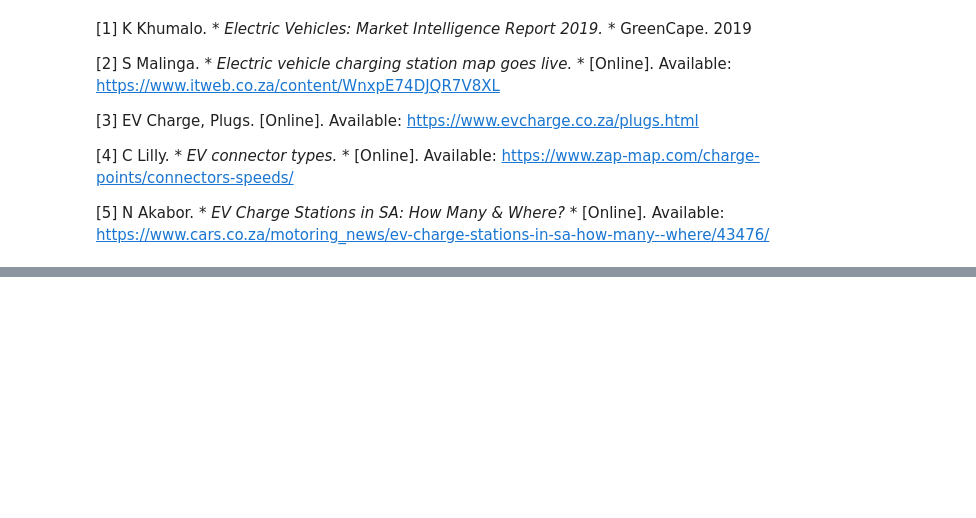
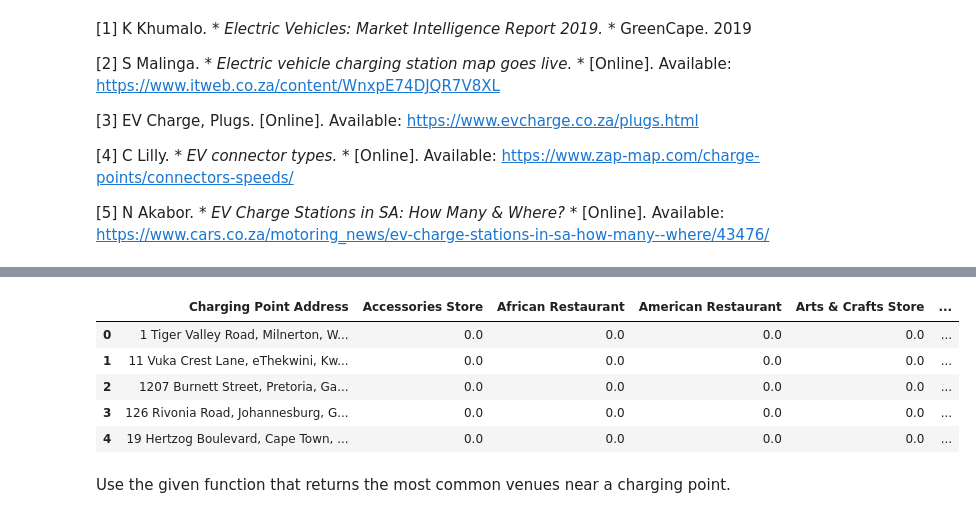
Before and after one commit to VuyoD/Cousera_Capstone, a Jupyter notebook: Capstone Project.ipynb, the cells around one changed output, grey strips where cells are left out. Drawn from its saved outputs; the diff is of its cells as text; code cells hidden in the pictures; blank space fills up the shorter version.

```diff
--- a/Capstone Project.ipynb
+++ b/Capstone Project.ipynb
@@ -40,0 +188,6 @@ This will allow a user to see what types of venues are available near a certain
+# %%
+charge_station_address = pd.DataFrame (columns = ['Address'])
+
+#populate dataframe with the addresses
+charge_station_address['Address'] = textHolder_addr
+charge_station_address.head(5)
@@ -40,0 +321,22 @@ This will allow a user to see what types of venues are available near a certain
+# %%
+# use the given "one hot encoding" code
+charge_point_onehot = pd.get_dummies(charge_point_venues[['Venue Category']], prefix="", prefix_sep="")
+
+
+charge_point_onehot['Charging Point Address'] = charge_point_venues['Charging Point Address']
+
+fixed_columns = [charge_point_onehot.columns[-1]] + list(charge_point_onehot.columns[:-1])
+charge_point_onehot = charge_point_onehot[fixed_columns]
+# %%
+#Get the average occurrence of each venue category per charging point
+charge_point_grouped = charge_point_onehot.groupby('Charging Point Address').mean().reset_index()
+charge_point_grouped.head()
+# %% [output]
+|  | Charging Point Address | Accessories Store | African Restaurant | American Restaurant | Arts & Crafts Store | ... |
+| 0 | 1 Tiger Valley Road, Milnerton, W... | 0.0 | 0.0 | 0.0 | 0.0 | ... |
+| 1 | 11 Vuka Crest Lane, eThekwini, Kw... | 0.0 | 0.0 | 0.0 | 0.0 | ... |
+| 2 | 1207 Burnett Street, Pretoria, Ga... | 0.0 | 0.0 | 0.0 | 0.0 | ... |
+| 3 | 126 Rivonia Road, Johannesburg, G... | 0.0 | 0.0 | 0.0 | 0.0 | ... |
+| 4 | 19 Hertzog Boulevard, Cape Town, ... | 0.0 | 0.0 | 0.0 | 0.0 | ... |
+# %% [markdown]
+Use the given function that returns the most common venues near a charging point.
```
Also changed, not shown: parts of 43 cells of this notebook.
